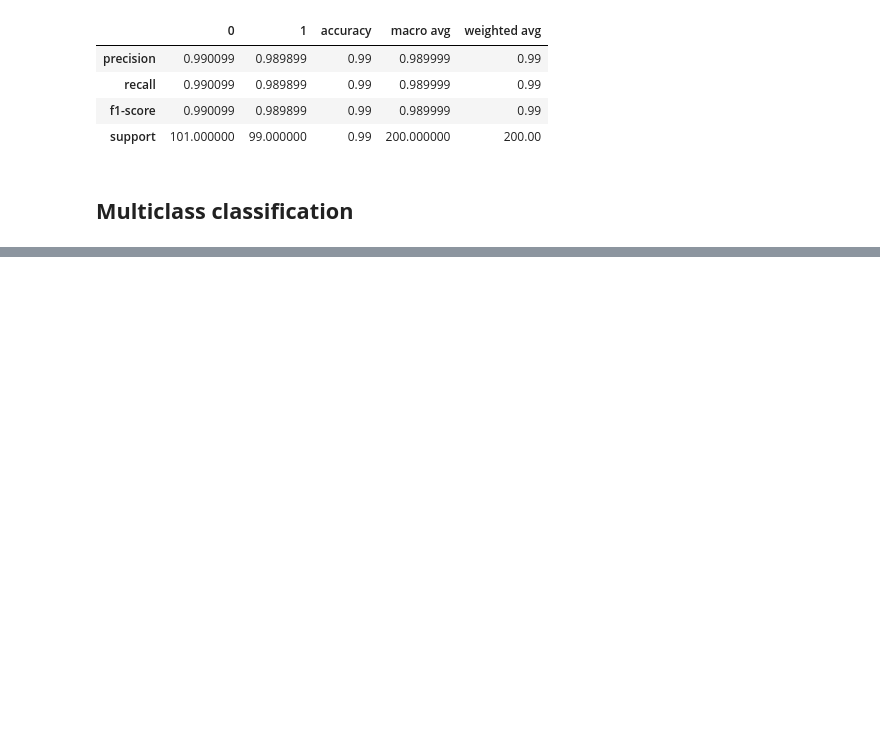
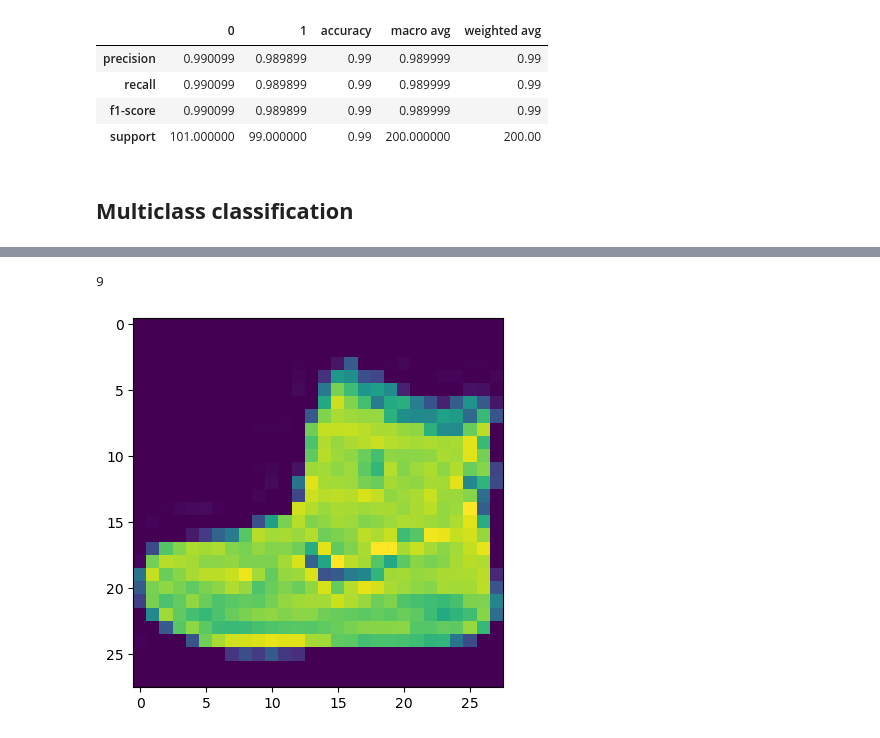
Before and after one commit to alchemistbg/udemy-tensorflow-developer-certificate-bootcamp, a Jupyter notebook: Section-04/Classification_with_tensorflow.ipynb, the cells around one changed output, grey strips where cells are left out. Saved outputs shown, nothing was run; the diff lists cells and outputs as text; code cells hidden in the pictures; blank space fills up the shorter version.

```diff
--- a/Section-04/Classification_with_tensorflow.ipynb
+++ b/Section-04/Classification_with_tensorflow.ipynb
@@ -1026,0 +1100,2 @@ report_10_df
+# %%
+(X_train, y_train), (X_test, y_test) = load_data_fromlocalpath()
@@ -1026,0 +1122,8 @@ report_10_df
+# %%
+y_train[0]
+# %% [output]
+9
+# %%
+plt.imshow(X_train[0]);
+# %% [output]
+[figure, added]
```
Also changed, not shown: parts of 26 cells of this notebook.
